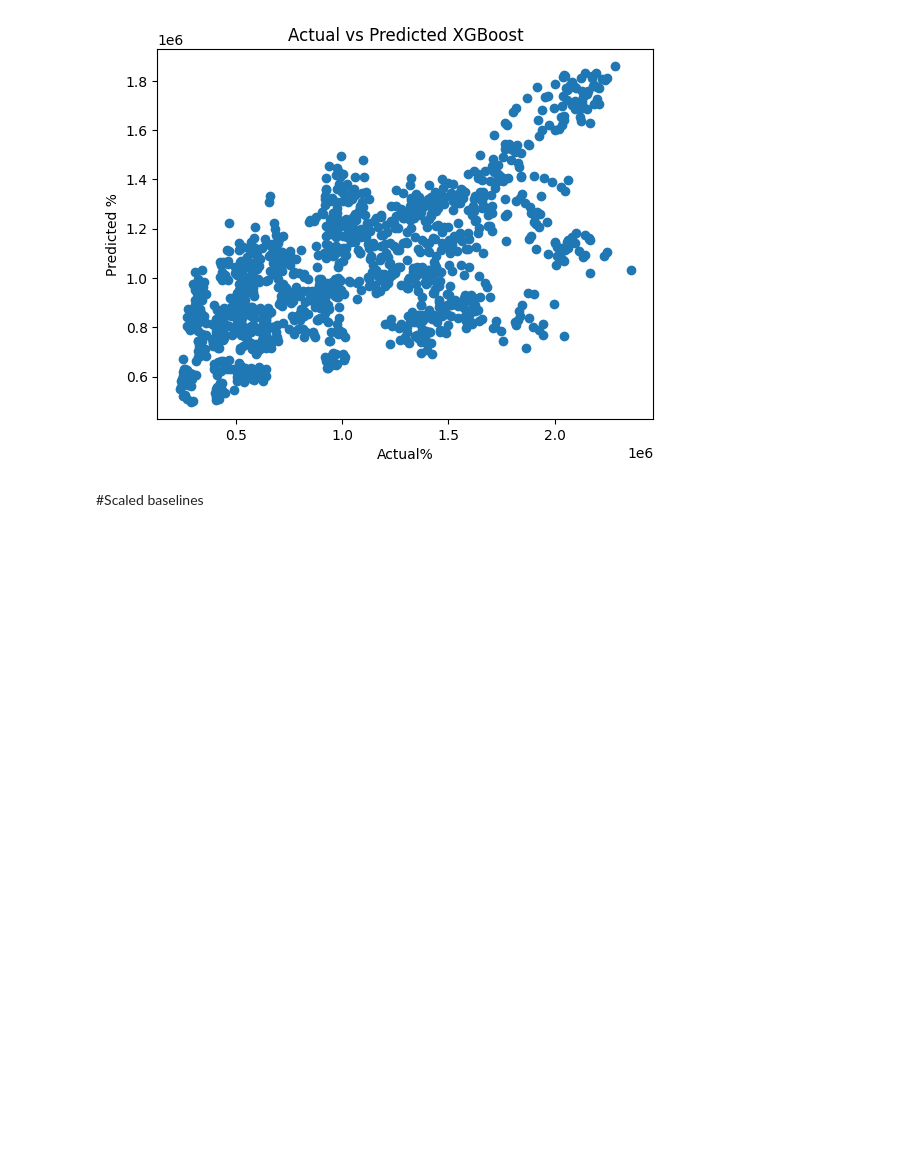
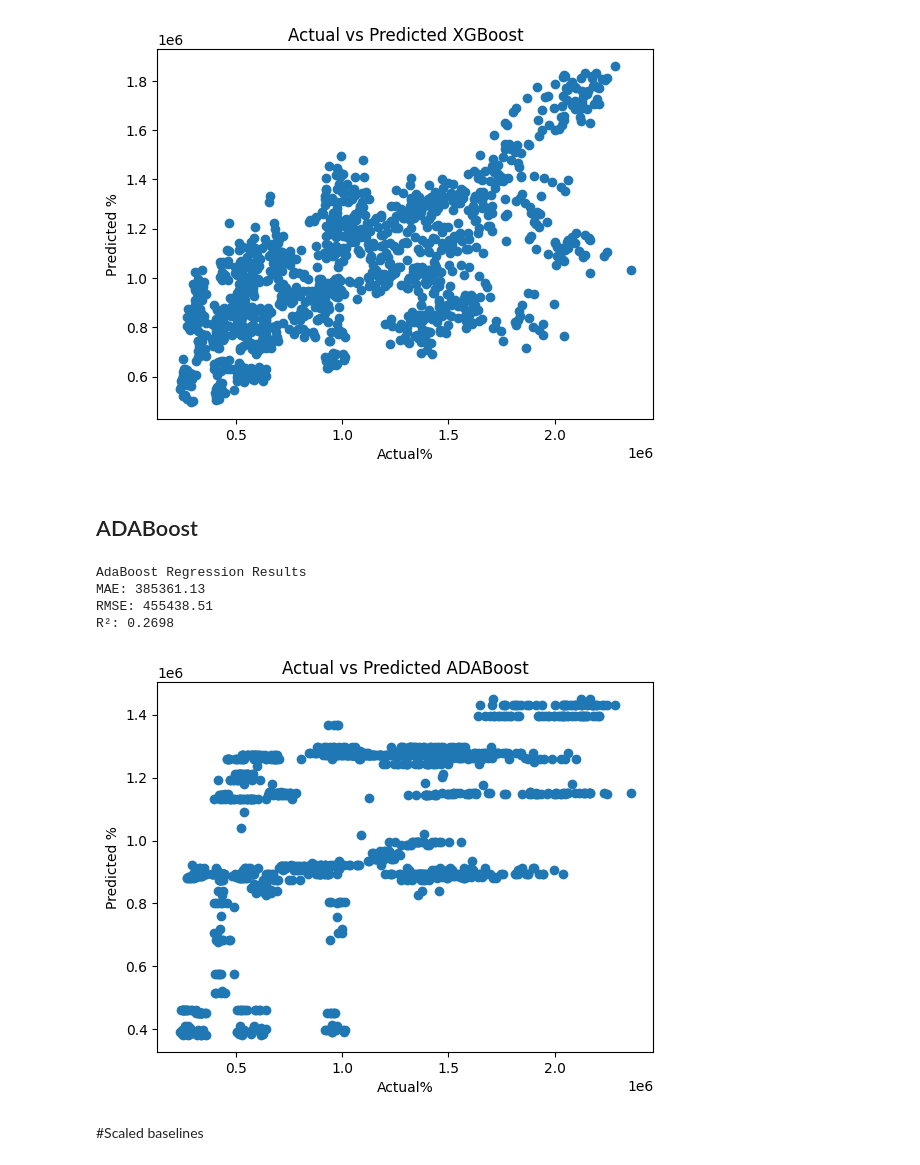
Before and after one commit to BenRyan-8/MarketingAnalytics_CA, a Jupyter notebook: marketinganalyticsCA.ipynb, the cells around one changed output. Drawn from its saved outputs; the diff is of its cells as text; code cells hidden in the pictures; blank space fills up the shorter version.

```diff
--- a/marketinganalyticsCA.ipynb
+++ b/marketinganalyticsCA.ipynb
@@ -445,6 +451,52 @@ plt.title("Actual vs Predicted XGBoost")
 plt.show()
 # %% [output]
 [figure]
+# %% [markdown]
+## ADABoost
+# %%
+from sklearn.ensemble import AdaBoostRegressor
+from sklearn.tree import DecisionTreeRegressor
+
+# Base learner for AdaBoost
+base_model = DecisionTreeRegressor(max_depth=4, random_state=42)
+
+# AdaBoost Regressor
+ada_model = AdaBoostRegressor(
+    estimator=base_model,
+    n_estimators=100,
+    learning_rate=0.1,
+    random_state=42
+)
+
+# Train the model
+ada_model.fit(X_train, y_train)
+
+# Make predictions
+y_pred = ada_model.predict(X_test)
+
+# Evaluation metrics
+ada_mae = mean_absolute_error(y_test, y_pred)
+ada_rmse = np.sqrt(mean_squared_error(y_test, y_pred))
+ada_r2 = r2_score(y_test, y_pred)
+
+print("AdaBoost Regression Results")
+print(f"MAE: {ada_mae:.2f}")
+print(f"RMSE: {ada_rmse:.2f}")
+print(f"R²: {ada_r2:.4f}")
+# %% [output]
+AdaBoost Regression Results
+MAE: 385361.13
+RMSE: 455438.51
+R²: 0.2698
+# %%
+plt.figure()
+plt.scatter(y_test, y_pred)
+plt.xlabel("Actual%")
+plt.ylabel("Predicted %")
+plt.title("Actual vs Predicted ADABoost")
+plt.show()
+# %% [output]
+[figure, added]
 # %% [markdown]
 #Scaled baselines
 # %%
```
Also changed, not shown: parts of 6 cells of this notebook.
